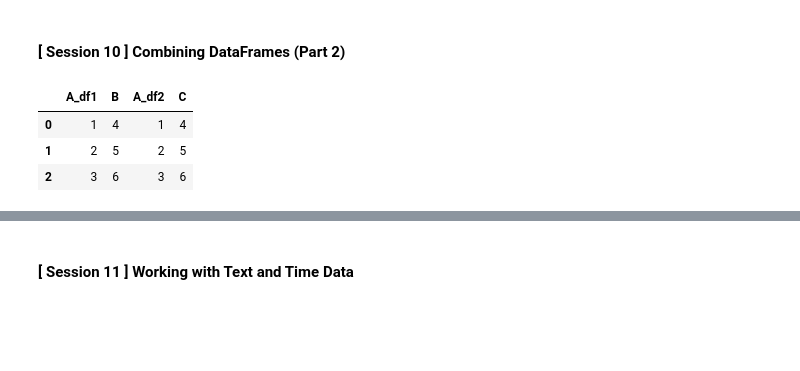
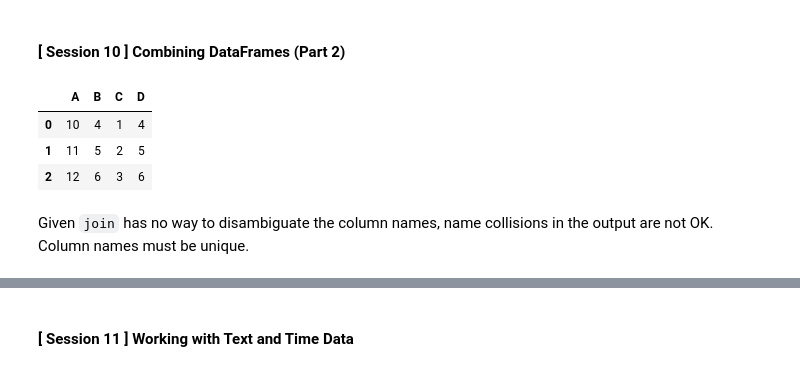
Before and after one commit to 4dsolutions/clarusway_data_analysis, a Jupyter notebook: DAwPy_S1_(Numpy_Arrays)/daily_schedule.ipynb, the cells around one changed output, grey strips where cells are left out. Drawn from its saved outputs; the diff is of its cells as text; code cells hidden in the pictures; blank space fills up the shorter version.

```diff
--- a/DAwPy_S1_(Numpy_Arrays)/daily_schedule.ipynb
+++ b/DAwPy_S1_(Numpy_Arrays)/daily_schedule.ipynb
@@ -206,6 +273,6 @@ sns.boxplot(x = df['table']);
 # %%
-df1 = pd.DataFrame(dict(A=[1,2,3], B=[4,5,6]), index=['a','b','c'])
-df2 = pd.DataFrame(dict(A=[1,2,3], C=[4,5,6]), index=['d','e','f'])
+df1 = pd.DataFrame(dict(A=[10,11,12], B=[4,5,6]))
+df2 = pd.DataFrame(dict(C=[1,2,3],    D=[4,5,6]))
 # %%
 df1
 # %% [output]
@@ -223,9 +319,9 @@ df2
 # %% [markdown]
 ####  [ Session 10 ]  Combining DataFrames (Part 2)
 # %%
-df1.merge(df2, left_on='B', right_on='C', how='outer', suffixes = ['_df1', '_df2'])
+pd.merge(df1, df2, left_on='B', right_on='D', suffixes = ['_df1', '_df2'])
 # %% [output]
-|  | A_df1 | B | A_df2 | C |
-| 0 | 1 | 4 | 1 | 4 |
-| 1 | 2 | 5 | 2 | 5 |
-| 2 | 3 | 6 | 3 | 6 |
+|  | A | B | C | D |
+| 0 | 10 | 4 | 1 | 4 |
+| 1 | 11 | 5 | 2 | 5 |
+| 2 | 12 | 6 | 3 | 6 |
@@ -231,0 +330,2 @@ df1.merge(df2, left_on='B', right_on='C', how='outer', suffixes = ['_df1', '_df2
+# %% [markdown]
+Given `join` has no way to disambiguate the column names, name collisions in the output are  not OK.  Column names must be unique.
```
Also changed, not shown: parts of 16 cells of this notebook.
